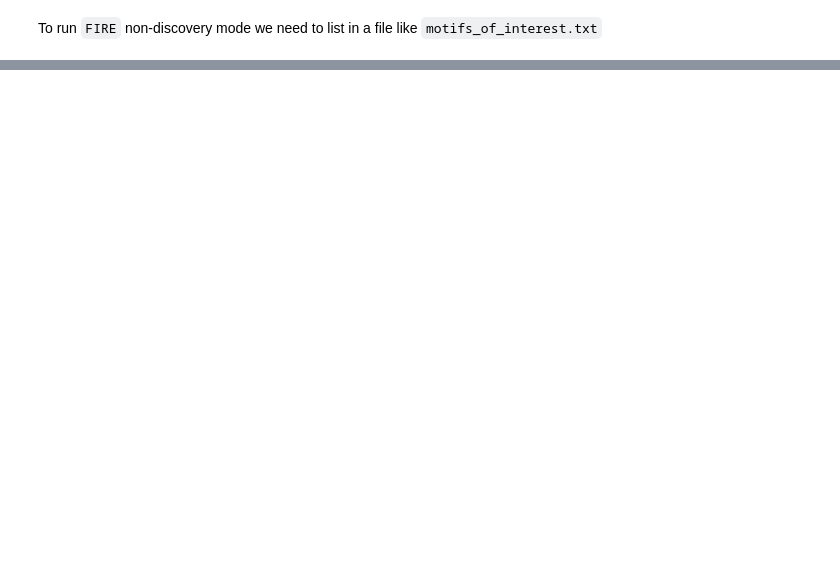
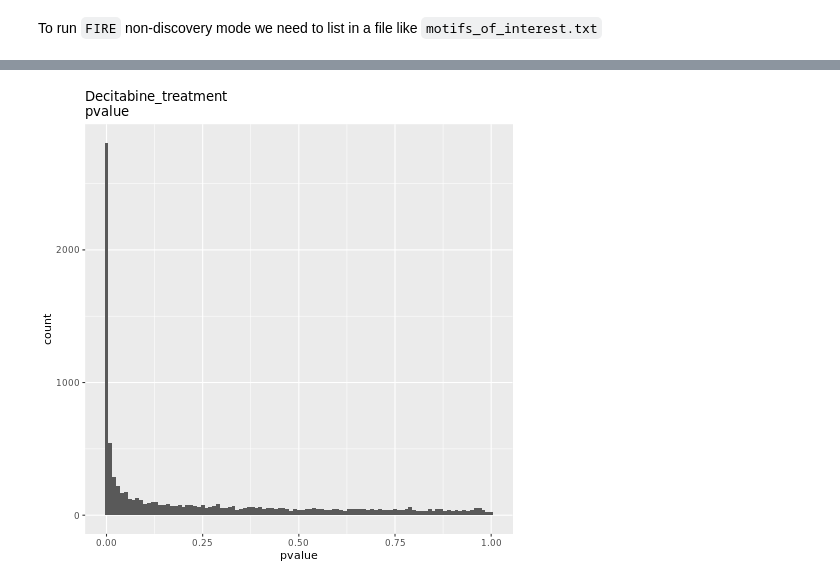
Before and after one commit to goodarzilab/Abe, a Jupyter notebook: People/Gilbertlab/Decitabine_treatment/MeRIP-seq_treated/notebook.ipynb, the cells around one changed output, grey strips where cells are left out. Saved outputs shown, nothing was run; the diff lists cells and outputs as text; code cells hidden in the pictures; blank space fills up the shorter version.

```diff
--- a/People/Gilbertlab/Decitabine_treatment/MeRIP-seq_treated/notebook.ipynb
+++ b/People/Gilbertlab/Decitabine_treatment/MeRIP-seq_treated/notebook.ipynb
@@ -253,0 +363,35 @@ Returning normalized and expression level adjusted IP read counts.
+# %%
+%%R -i gtf_df
+
+files.input <- list.files(path = 'peakcount',pattern=".input.fc$")
+files.m6A <- list.files(path = 'peakcount',pattern=".m6A.fc$")
+files = c(files.input,files.m6A)
+
+datalist <- lapply(files, function(x){read.table(file=paste('peakcount/', x, sep = ""),skip=1,sep='\t',header=TRUE,colClasses=c(NA, "NULL", "NULL", "NULL", "NULL", "NULL", NA),check.names=F)})
+m <- Reduce(function(...) merge(..., by=1, all = TRUE), datalist)
+rownames(m) <- m[,1]
+m <- m[,-1]
+m[is.na(m)]<-0
+m <- round(m)
+colnames(m) <- substr(colnames(m), 5 , nchar(colnames(m)) - 4)
+
+# Design: m6A vs input
+ip = c(rep('input',2),rep('m6A',2))
+colData <- data.frame(cond = ip, row.names=colnames(m))
+# diff_peak
+dds <- DESeqDataSetFromMatrix(countData = m, colData = colData, design = ~ cond)
+dds$cond <- relevel(dds$cond, ref="input")
+dds <- DESeq(dds)
+
+# normalized counts
+ncu <- counts(dds, normalized=TRUE)
+res <- results(dds)
+res <- as.data.frame(res)
+# idtransfer
+peak_ids = strsplit(rownames(m), '_',)
+ids = unlist(lapply(peak_ids, '[[', 1))
+res$name = gtf_df[ids,]
+# save files
+write.table(res, 'deseq/peak_m6A_vs_input.txt', sep="\t", quote=FALSE, col.names=NA)
+write.table(ncu, file='deseq/peak_count_table_DE2norm.txt',sep="\t", quote=FALSE, col.names=colnames(m))
+write.table(m, file='deseq/peak_count_table_raw.txt',sep="\t", quote=FALSE, col.names=colnames(m))
@@ -253,0 +437,8 @@ Returning normalized and expression level adjusted IP read counts.
+# %%
+%%R
+ggplot(res, aes(x=pvalue)) +
+        ggtitle('Decitabine_treatment\npvalue') +
+#         ylim(c(0,1100)) +
+        geom_histogram(binwidth=0.01)
+# %% [output]
+[figure, added]
```
Also changed, not shown: parts of 61 cells of this notebook, 46 other files.
